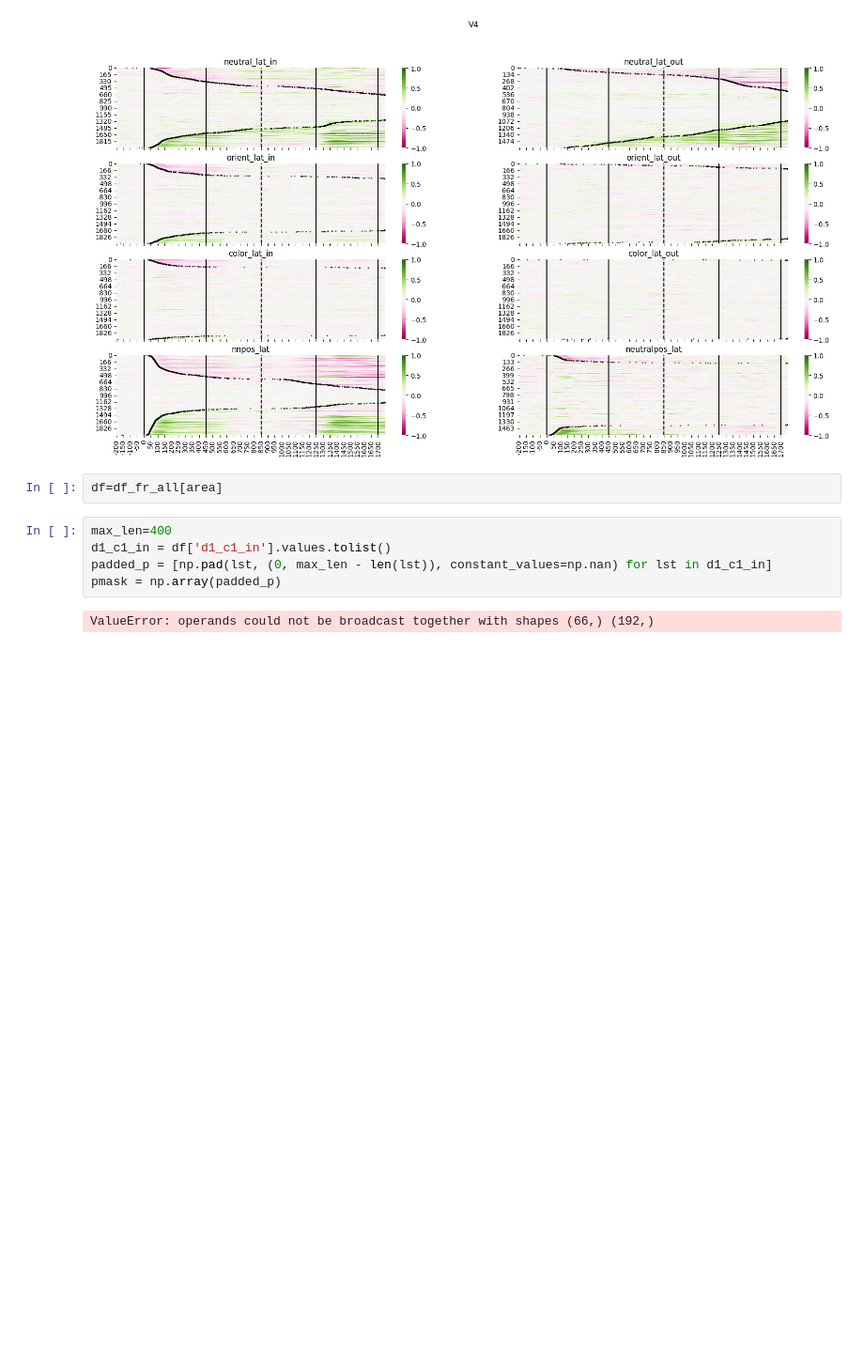
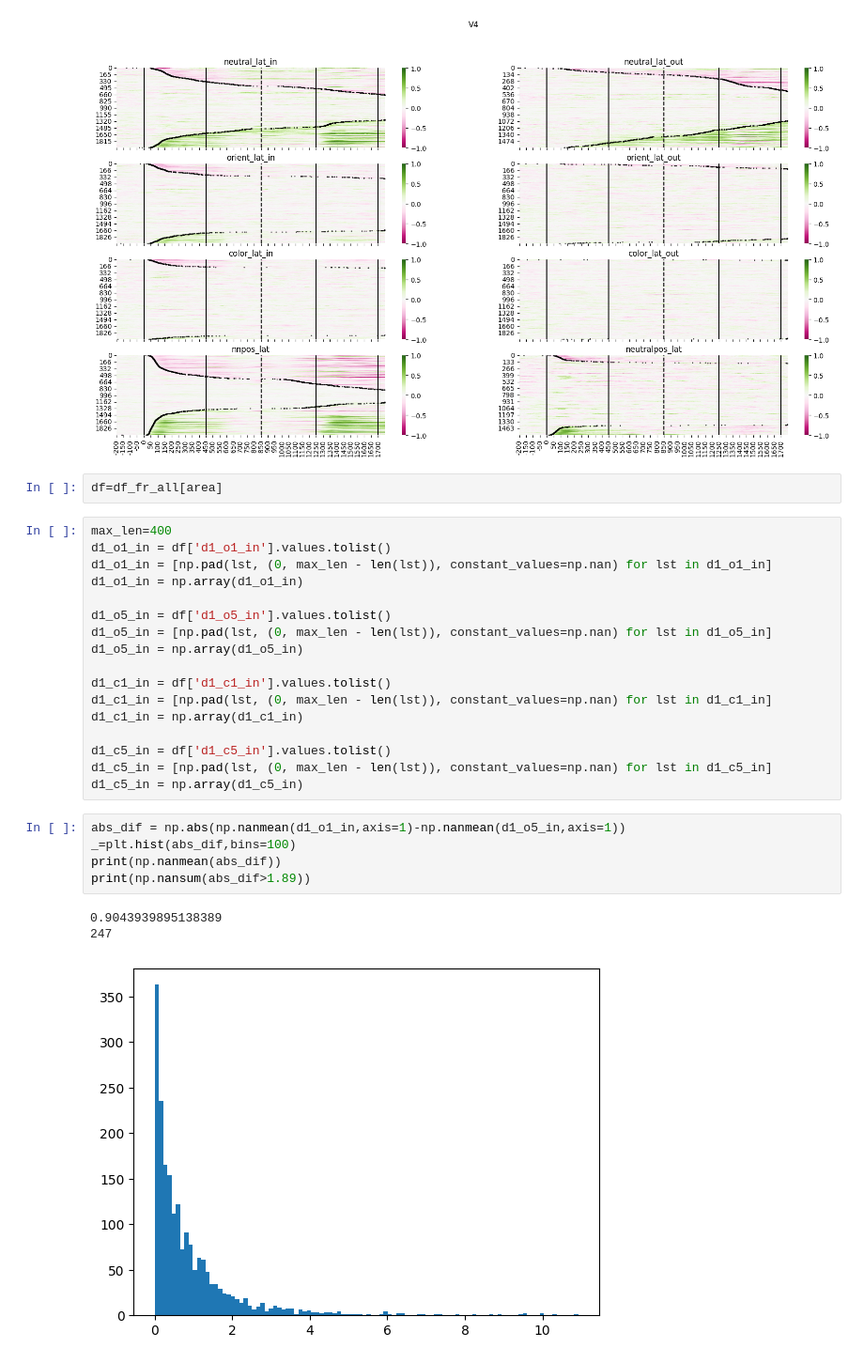
Before and after one commit to Ibos-lab/Users, a Jupyter notebook: losadac/epochs_fr/population_epochs_fr.ipynb, the cells around one changed output. Shown at 94% size. Cells and saved outputs as stored; diff of their text form; blank space fills up the shorter version.

```diff
--- a/losadac/epochs_fr/population_epochs_fr.ipynb
+++ b/losadac/epochs_fr/population_epochs_fr.ipynb
@@ -165,10 +165,29 @@ for area in ['v4']:
 [figure]
 # %%
 df=df_fr_all[area]
-# %%
-max_len=400
-d1_c1_in = df['d1_c1_in'].values.tolist()
-padded_p = [np.pad(lst, (0, max_len - len(lst)), constant_values=np.nan) for lst in d1_c1_in]
-pmask = np.array(padded_p)
-# %% [output]
-ValueError: operands could not be broadcast together with shapes (66,) (192,)
+# %%
+max_len=400
+d1_o1_in = df['d1_o1_in'].values.tolist()
+d1_o1_in = [np.pad(lst, (0, max_len - len(lst)), constant_values=np.nan) for lst in d1_o1_in]
+d1_o1_in = np.array(d1_o1_in)
+
+d1_o5_in = df['d1_o5_in'].values.tolist()
+d1_o5_in = [np.pad(lst, (0, max_len - len(lst)), constant_values=np.nan) for lst in d1_o5_in]
+d1_o5_in = np.array(d1_o5_in)
+
+d1_c1_in = df['d1_c1_in'].values.tolist()
+d1_c1_in = [np.pad(lst, (0, max_len - len(lst)), constant_values=np.nan) for lst in d1_c1_in]
+d1_c1_in = np.array(d1_c1_in)
+
+d1_c5_in = df['d1_c5_in'].values.tolist()
+d1_c5_in = [np.pad(lst, (0, max_len - len(lst)), constant_values=np.nan) for lst in d1_c5_in]
+d1_c5_in = np.array(d1_c5_in)
+# %%
+abs_dif = np.abs(np.nanmean(d1_o1_in,axis=1)-np.nanmean(d1_o5_in,axis=1))
+_=plt.hist(abs_dif,bins=100)
+print(np.nanmean(abs_dif))
+print(np.nansum(abs_dif>1.89))
+# %% [output]
+0.9043939895138389
+247
+[figure, added]
```
Also changed, not shown: parts of 3 cells of this notebook, 1 other file.
